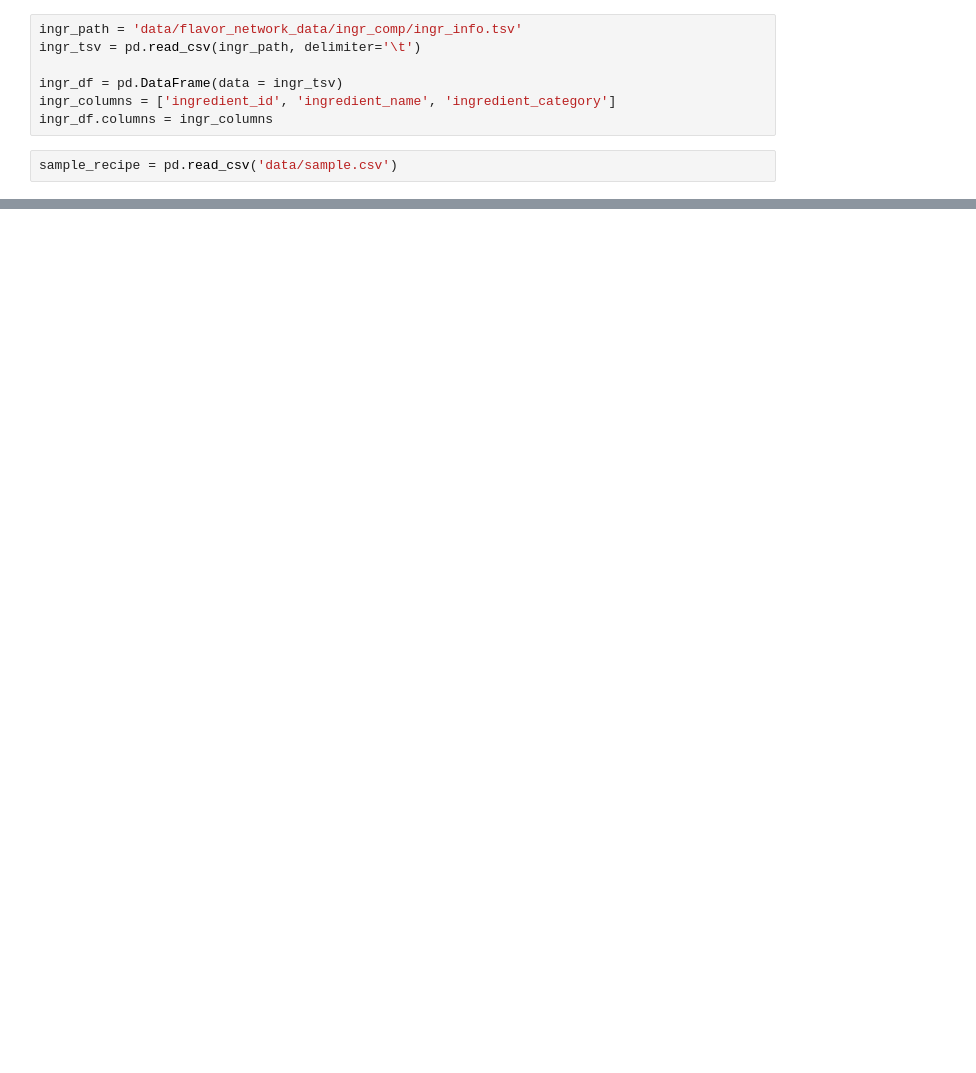
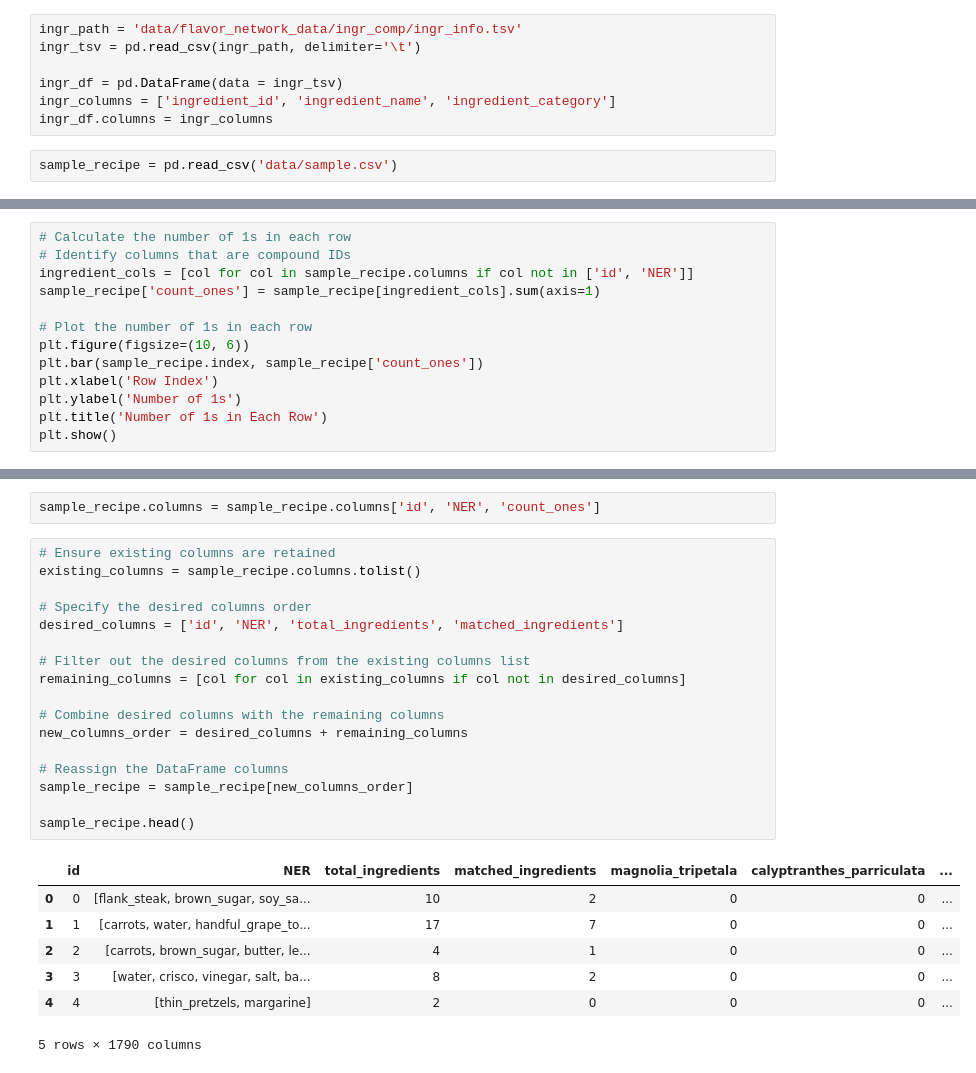
Before and after one commit to leerkin/recipe_generator_capstone, a Jupyter notebook: ingredient_mapping_val.ipynb, the cells around one changed output, grey strips where cells are left out. Cells and saved outputs as stored; diff of their text form; blank space fills up the shorter version.

```diff
--- a/ingredient_mapping_val.ipynb
+++ b/ingredient_mapping_val.ipynb
@@ -407,0 +106,13 @@ ingr_big_mapping
+# %%
+# Calculate the number of 1s in each row
+# Identify columns that are compound IDs
+ingredient_cols = [col for col in sample_recipe.columns if col not in ['id', 'NER']]
+sample_recipe['count_ones'] = sample_recipe[ingredient_cols].sum(axis=1)
+
+# Plot the number of 1s in each row
+plt.figure(figsize=(10, 6))
+plt.bar(sample_recipe.index, sample_recipe['count_ones'])
+plt.xlabel('Row Index')
+plt.ylabel('Number of 1s')
+plt.title('Number of 1s in Each Row')
+plt.show()
@@ -407,0 +1289,27 @@ ingr_big_mapping
+# %%
+sample_recipe.columns = sample_recipe.columns['id', 'NER', 'count_ones']
+# %%
+# Ensure existing columns are retained
+existing_columns = sample_recipe.columns.tolist()
+
+# Specify the desired columns order
+desired_columns = ['id', 'NER', 'total_ingredients', 'matched_ingredients']
+
+# Filter out the desired columns from the existing columns list
+remaining_columns = [col for col in existing_columns if col not in desired_columns]
+
+# Combine desired columns with the remaining columns
+new_columns_order = desired_columns + remaining_columns
+
+# Reassign the DataFrame columns
+sample_recipe = sample_recipe[new_columns_order]
+
+sample_recipe.head()
+# %% [output]
+|  | id | NER | total_ingredients | matched_ingredients | magnolia_tripetala | calyptranthes_parriculata | ... |
+| 0 | 0 | [flank_steak, brown_sugar, soy_sa... | 10 | 2 | 0 | 0 | ... |
+| 1 | 1 | [carrots, water, handful_grape_to... | 17 | 7 | 0 | 0 | ... |
+| 2 | 2 | [carrots, brown_sugar, butter, le... | 4 | 1 | 0 | 0 | ... |
+| 3 | 3 | [water, crisco, vinegar, salt, ba... | 8 | 2 | 0 | 0 | ... |
+| 4 | 4 | [thin_pretzels, margarine] | 2 | 0 | 0 | 0 | ... |
+5 rows × 1790 columns
```
Also changed, not shown: parts of 87 cells of this notebook, 13 other files.
